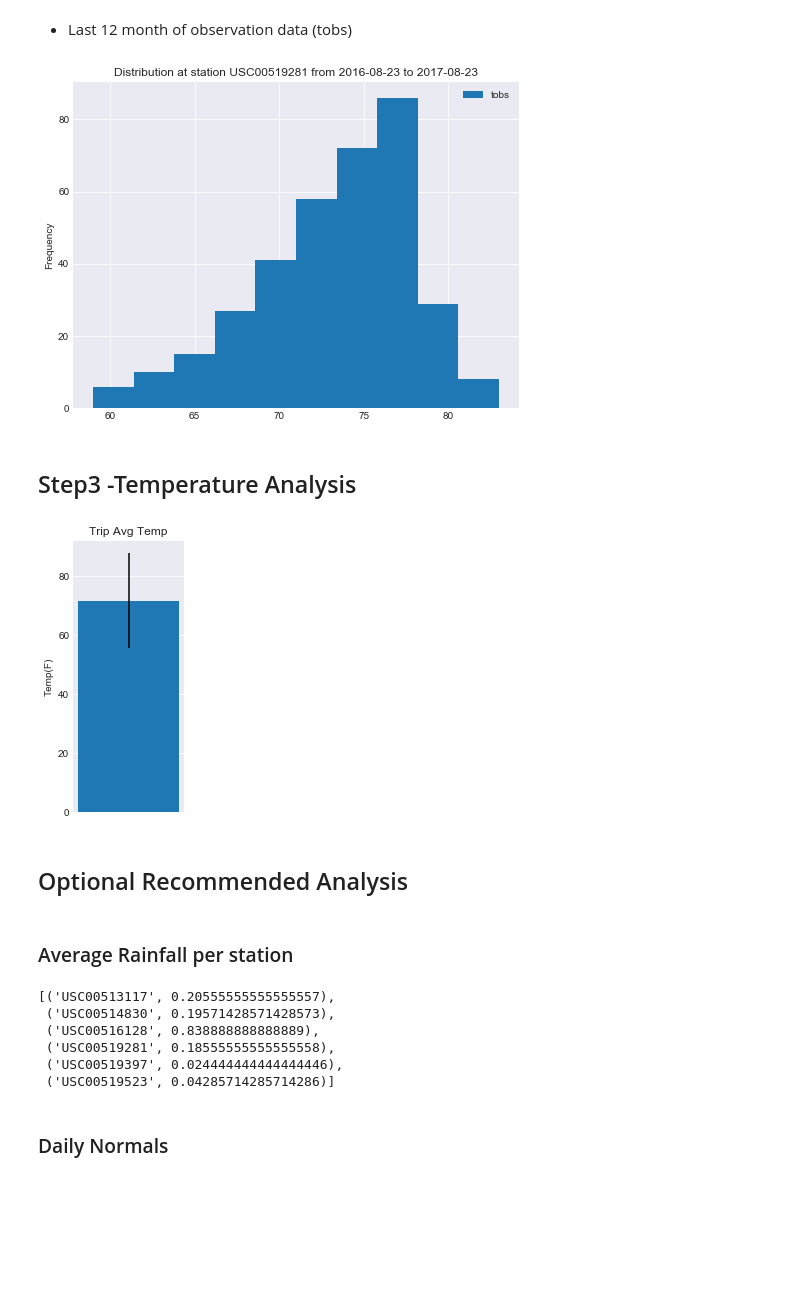
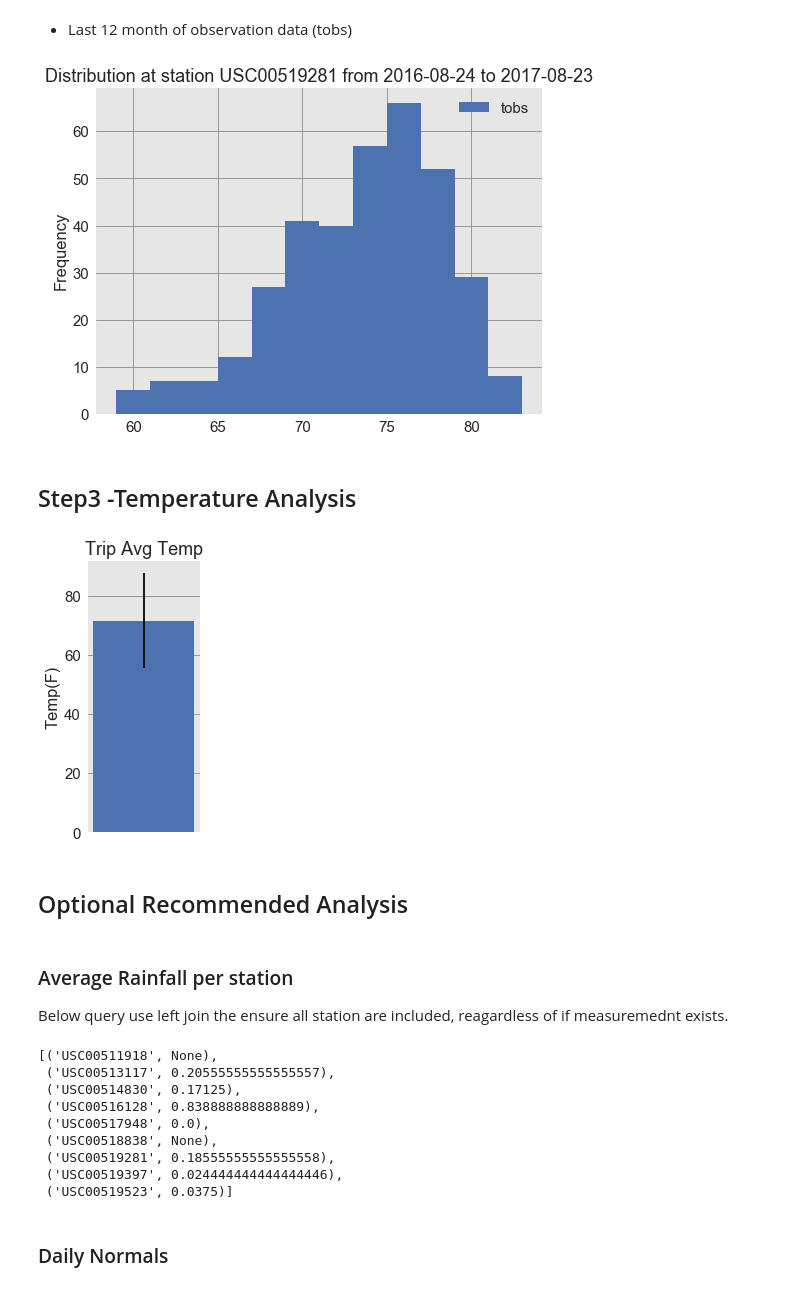
Before and after one commit to feng443/RUDSWeek11DataStoreRetrieve, a Jupyter notebook: climate_analysis.ipynb, the cells around one changed output. Saved outputs shown, nothing was run; the diff lists cells and outputs as text; code cells hidden in the pictures; blank space fills up the shorter version.

```diff
--- a/climate_analysis.ipynb
+++ b/climate_analysis.ipynb
@@ -15,10 +13,14 @@ from sqlalchemy import create_engine, select, func, desc, and_
 from sqlalchemy.ext.automap import automap_base
 from sqlalchemy.orm import Session
 
-sns.set_style('darkgrid')
+sns.set(font_scale=1.5)
+sns.set_style('darkgrid',  {
+    "axes.facecolor": ".9",
+    'grid.color': '.6',
+})
 _SQLITE_FILE = 'hawaii.sqlite'
 
-engine = create_engine(f'sqlite:///{_SQLITE_FILE}')
+engine = create_engine(f'sqlite:///{_SQLITE_FILE}', echo=False)
 
 Base = automap_base()
 Base.prepare(engine, reflect=True)
@@ -34,7 +36,7 @@ VACATION_END_DATE_PREV_YEAR = VACATION_END_DATE - relativedelta(years=1)
 session = Session(engine)
 
 MAX_DATE = session.query(func.max(Measurement.date)).all()[0][0]
-MAX_DATE_MINUS_12_MONTH = MAX_DATE - relativedelta(months=12)
+MAX_DATE_MINUS_12_MONTH = MAX_DATE - relativedelta(months=12) + relativedelta(days=1)
 # %% [markdown]
 ## Step 1 - Precipitation Analysis
 # %%
@@ -114,18 +127,18 @@ top_station = df_top_station.at[0, 'station']
 # %%
 fig, ax = plt.subplots(figsize=(8, 6))
 pd.read_sql(
     select([Measurement.tobs]).where(
         and_(
             Measurement.station == top_station,
             Measurement.date.between(MAX_DATE_MINUS_12_MONTH, MAX_DATE)
         )
     ),
     engine
-).plot.hist(ax=ax)
+).plot.hist(bins=12, ax=ax)
 plt.title(f"Distribution at station {top_station} from {MAX_DATE_MINUS_12_MONTH} to {MAX_DATE}")
 plt.show()
 # %% [output]
-[figure, old version]
+[figure, new version]
 # %% [markdown]
 ## Step3 -Temperature Analysis
 # %%
@@ -145,26 +158,32 @@ plt.ylabel('Temp(F)')
 ax.xaxis.set_visible(False)
 plt.show()
 # %% [output]
-[figure, old version]
+[figure, new version]
 # %% [markdown]
 ## Optional Recommended Analysis
-# %% [markdown]
-### Average Rainfall per station
+# %% [markdown]
+### Average Rainfall per station
+Below query use left join the ensure all station are included, reagardless of if measuremednt exists.
 # %%
 session.query(
-    Measurement.station,
-    func.avg(Measurement.prcp)
-).filter(
-    Measurement.date.between(VACATION_START_DATE_PREV_YEAR, VACATION_END_DATE_PREV_YEAR)
+    Station.station, func.avg(Measurement.prcp)
+).outerjoin(
+    Measurement, and_(
+        Station.station == Measurement.station,
+        Measurement.date.between(VACATION_START_DATE_PREV_YEAR, VACATION_END_DATE_PREV_YEAR),
+    )
 ).group_by(
-    Measurement.station
+    Station.station
 ).all()
 # %% [output]
-[('USC00513117', 0.20555555555555557),
- ('USC00514830', 0.19571428571428573),
+[('USC00511918', None),
+ ('USC00513117', 0.20555555555555557),
+ ('USC00514830', 0.17125),
  ('USC00516128', 0.838888888888889),
+ ('USC00517948', 0.0),
+ ('USC00518838', None),
  ('USC00519281', 0.18555555555555558),
  ('USC00519397', 0.024444444444444446),
- ('USC00519523', 0.04285714285714286)]
+ ('USC00519523', 0.0375)]
 # %% [markdown]
 ### Daily Normals
```
Also changed, not shown: parts of 10 cells of this notebook, 3 other files.
